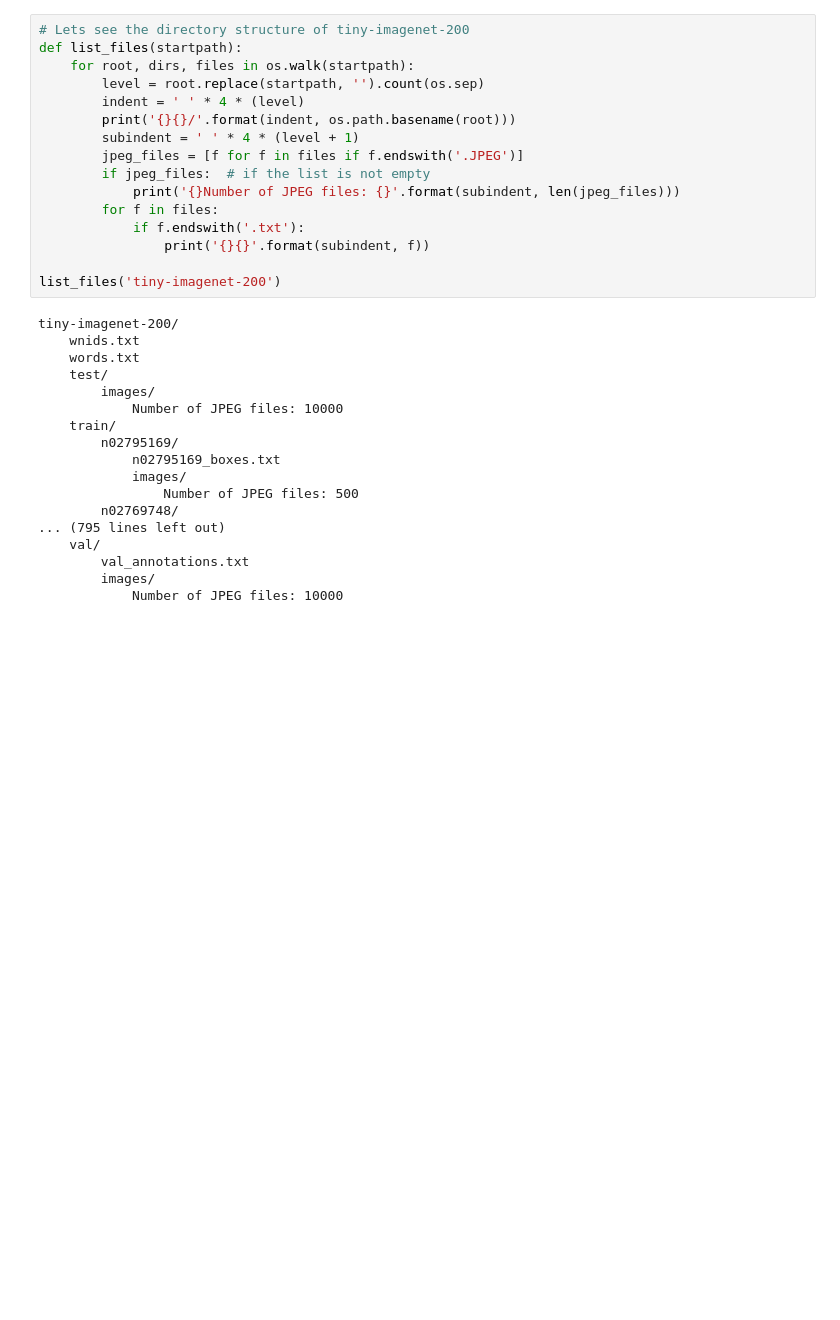
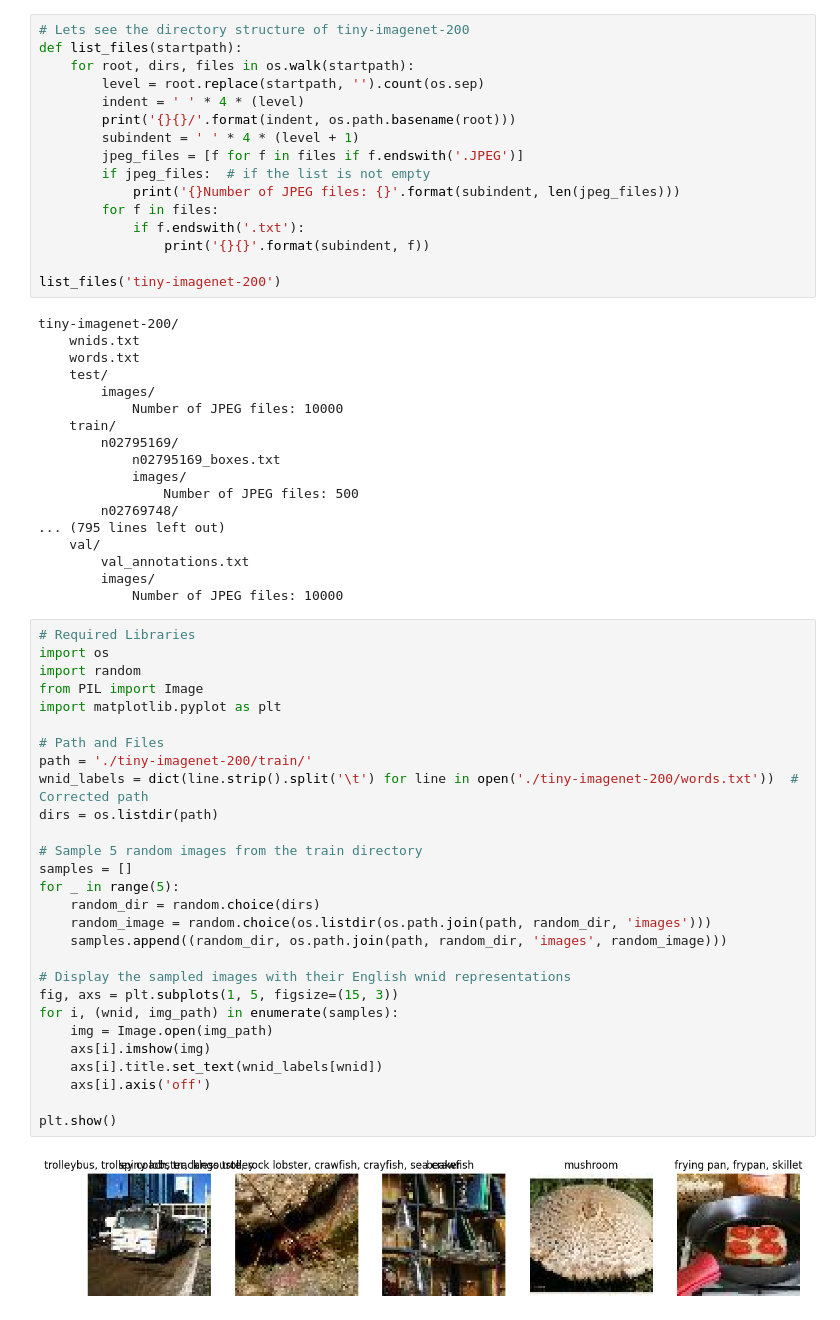
Before and after one commit to johnbarnes-vi/resnet-tiny-imagenet, a Jupyter notebook: ViT-tinyimagenet200/vit.ipynb, the cells around one changed output. Drawn from its saved outputs; the diff is of its cells as text; blank space fills up the shorter version.

Commit message:
visualize some of the images

```diff
--- a/ViT-tinyimagenet200/vit.ipynb
+++ b/ViT-tinyimagenet200/vit.ipynb
@@ -40,3 +40,33 @@ tiny-imagenet-200/
         val_annotations.txt
         images/
             Number of JPEG files: 10000
+# %%
+# Required Libraries
+import os
+import random
+from PIL import Image
+import matplotlib.pyplot as plt
+
+# Path and Files
+path = './tiny-imagenet-200/train/'
+wnid_labels = dict(line.strip().split('\t') for line in open('./tiny-imagenet-200/words.txt'))  # Corrected path
+dirs = os.listdir(path)
+
+# Sample 5 random images from the train directory
+samples = []
+for _ in range(5):
+    random_dir = random.choice(dirs)
+    random_image = random.choice(os.listdir(os.path.join(path, random_dir, 'images')))
+    samples.append((random_dir, os.path.join(path, random_dir, 'images', random_image)))
+
+# Display the sampled images with their English wnid representations
+fig, axs = plt.subplots(1, 5, figsize=(15, 3))
+for i, (wnid, img_path) in enumerate(samples):
+    img = Image.open(img_path)
+    axs[i].imshow(img)
+    axs[i].title.set_text(wnid_labels[wnid])
+    axs[i].axis('off')
+
+plt.show()
+# %% [output]
+[figure, added]
```
